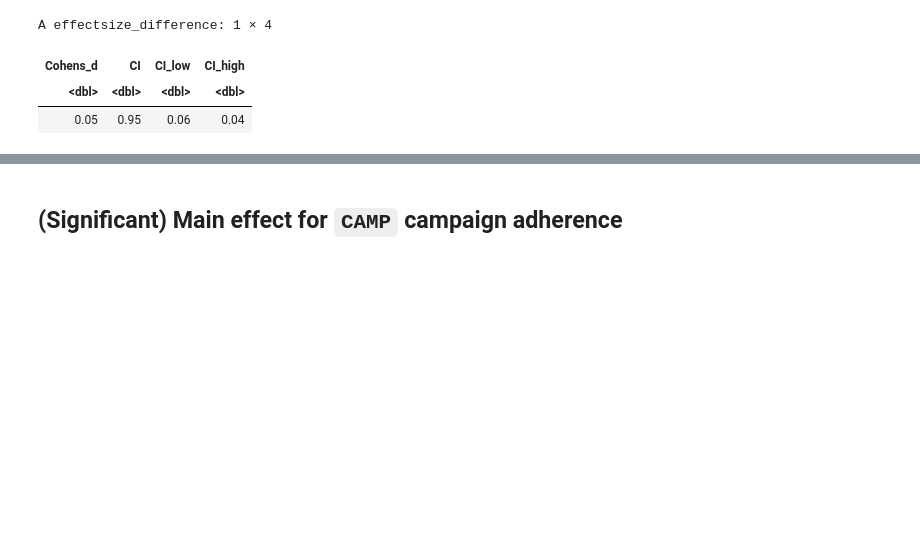
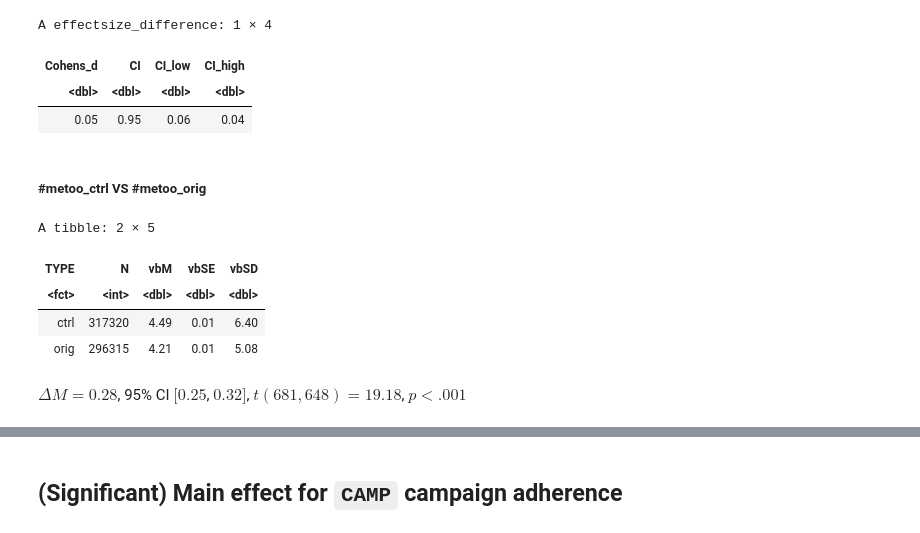
Before and after one commit to deepsensemaking/gdsm, a Jupyter notebook: t1007_output_eR__003_aov_4__results_summary.ipynb, the cells around one changed output, grey strips where cells are left out. Drawn from its saved outputs; the diff is of its cells as text; code cells hidden in the pictures; blank space fills up the shorter version.

Commit message:
Add extra analysis within metoo and within sexstrike for both VB & AG

```diff
--- a/t1007_output_eR__003_aov_4__results_summary.ipynb
+++ b/t1007_output_eR__003_aov_4__results_summary.ipynb
@@ -803,3 +803,27 @@ A effectsize_difference: 1 × 4
 | Cohens_d | CI | CI_low | CI_high |
 | <dbl> | <dbl> | <dbl> | <dbl> |
 | 0.05 | 0.95 | 0.06 | 0.04 |
+# %% [markdown]
+##### #metoo_ctrl VS #metoo_orig
+# %%
+smr0 <- df2 %>%
+    filter(CAMP %in% c("metoo")) %>%
+    group_by(TYPE) %>%
+    summarise(
+        N    = n(),
+        vbM  = round(mean(vb01Prc),2),
+        vbSE = round(sd(vb01Prc)/sqrt(n()),2),
+        vbSD = round(sd(vb01Prc),2),
+        .groups = "drop"
+    )
+smr0
+# %% [output]
+A tibble: 2 × 5
+| TYPE | N | vbM | vbSE | vbSD |
+| <fct> | <int> | <dbl> | <dbl> | <dbl> |
+| ctrl | 317320 | 4.49 | 0.01 | 6.40 |
+| orig | 296315 | 4.21 | 0.01 | 5.08 |
+# %%
+display_markdown(a1vb01PrcEm1_pairs_APA[["full_result"]][["metooctrl_metooorig"]])
+# %% [output]
+$\Delta M = 0.28$, 95\% CI $[0.25$, $0.32]$, $t(681,648) = 19.18$, $p < .001$
```
Also changed, not shown: parts of 19 cells of this notebook, 1 other file.
